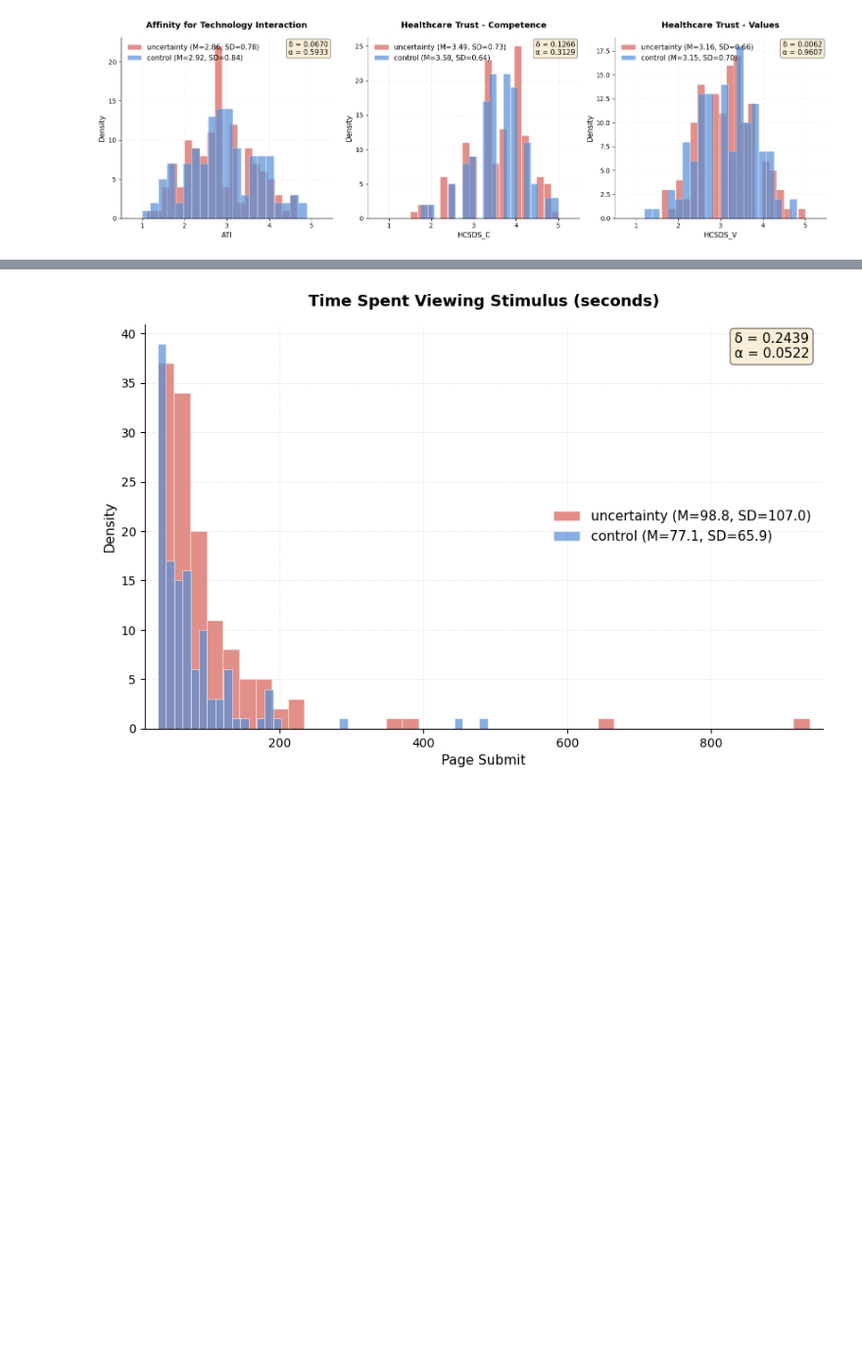
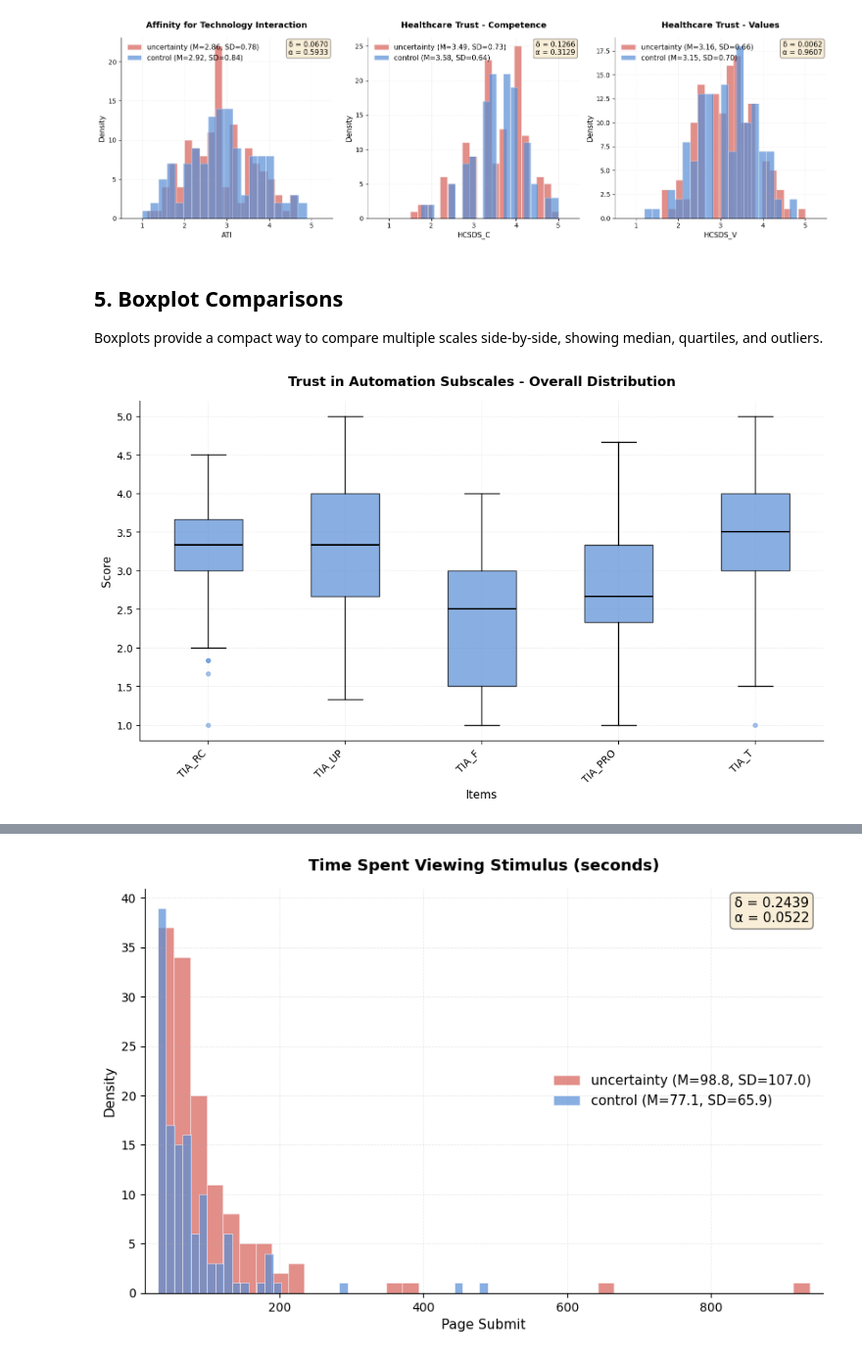
Before and after one commit to TimWiesner99/thesis-analysis, a Jupyter notebook: processing/plot_examples.ipynb, the cells around one changed output, grey strips where cells are left out. Shown at 98% size. Drawn from its saved outputs; the diff is of its cells as text; code cells hidden in the pictures; blank space fills up the shorter version.

Commit message:
expanded on visualization functions and added examples

```diff
--- a/processing/overview.ipynb
+++ b/processing/plot_examples.ipynb
@@ -219,3 +214,19 @@ plt.tight_layout()
 plt.show()
 # %% [output]
 [figure]
+# %% [markdown]
+## 5. Boxplot Comparisons
+
+Boxplots provide a compact way to compare multiple scales side-by-side, showing median, quartiles, and outliers.
+# %%
+# Example 1: Simple boxplot without grouping
+# Shows distribution of all Trust in Automation subscales on one plot
+# Each box shows: median (black line), IQR (box), whiskers (1.5×IQR), and outliers (dots)
+
+fig, ax = plt.subplots(figsize=(12, 6))
+plot_boxplot(data, ['tia_rc', 'tia_up', 'tia_f', 'tia_pro', 'tia_t'],
+             title='Trust in Automation Subscales - Overall Distribution',
+             ax=ax)
+plt.show()
+# %% [output]
+[figure, added]
```
Also changed, not shown: parts of 10 cells of this notebook, 2 other files.
